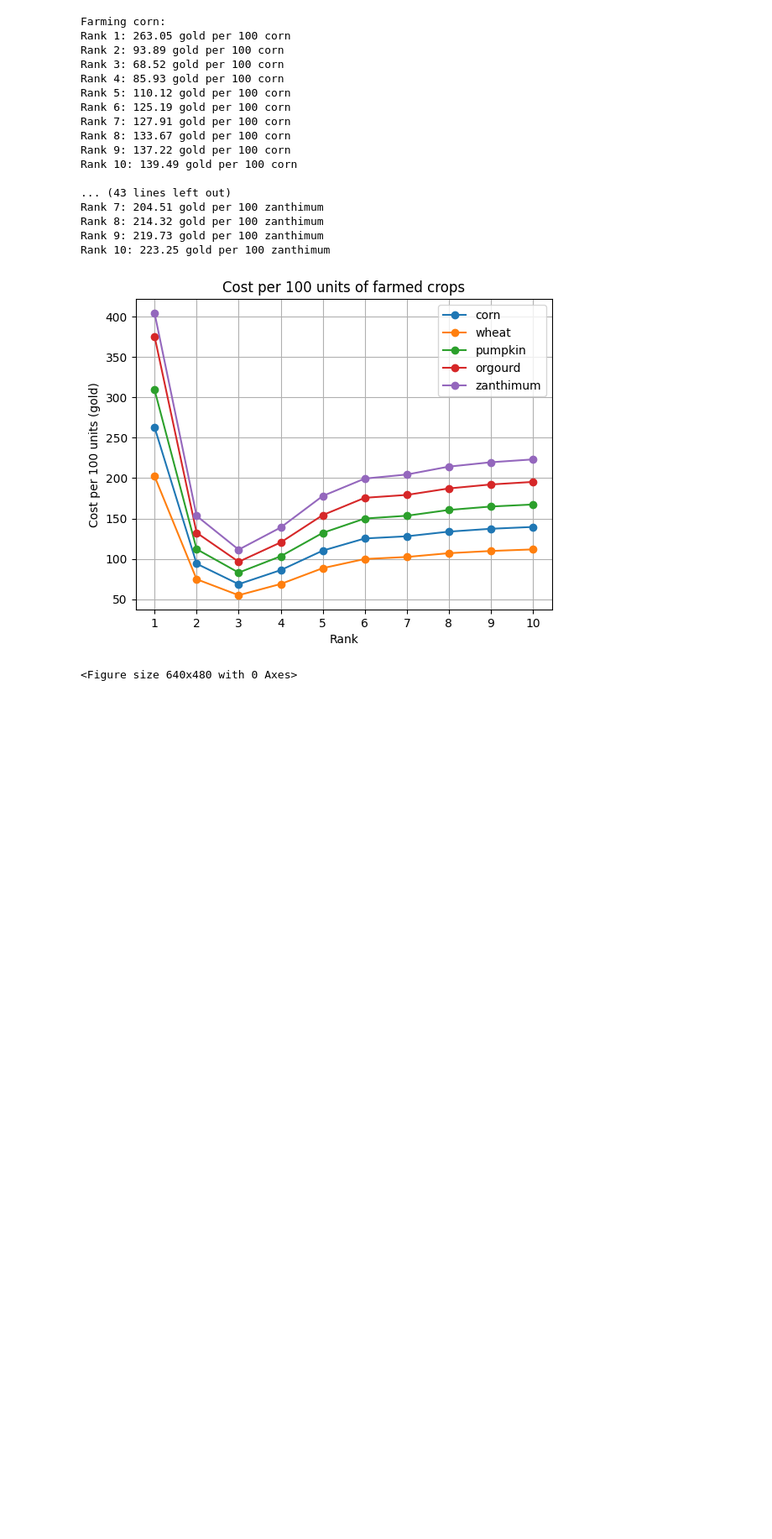
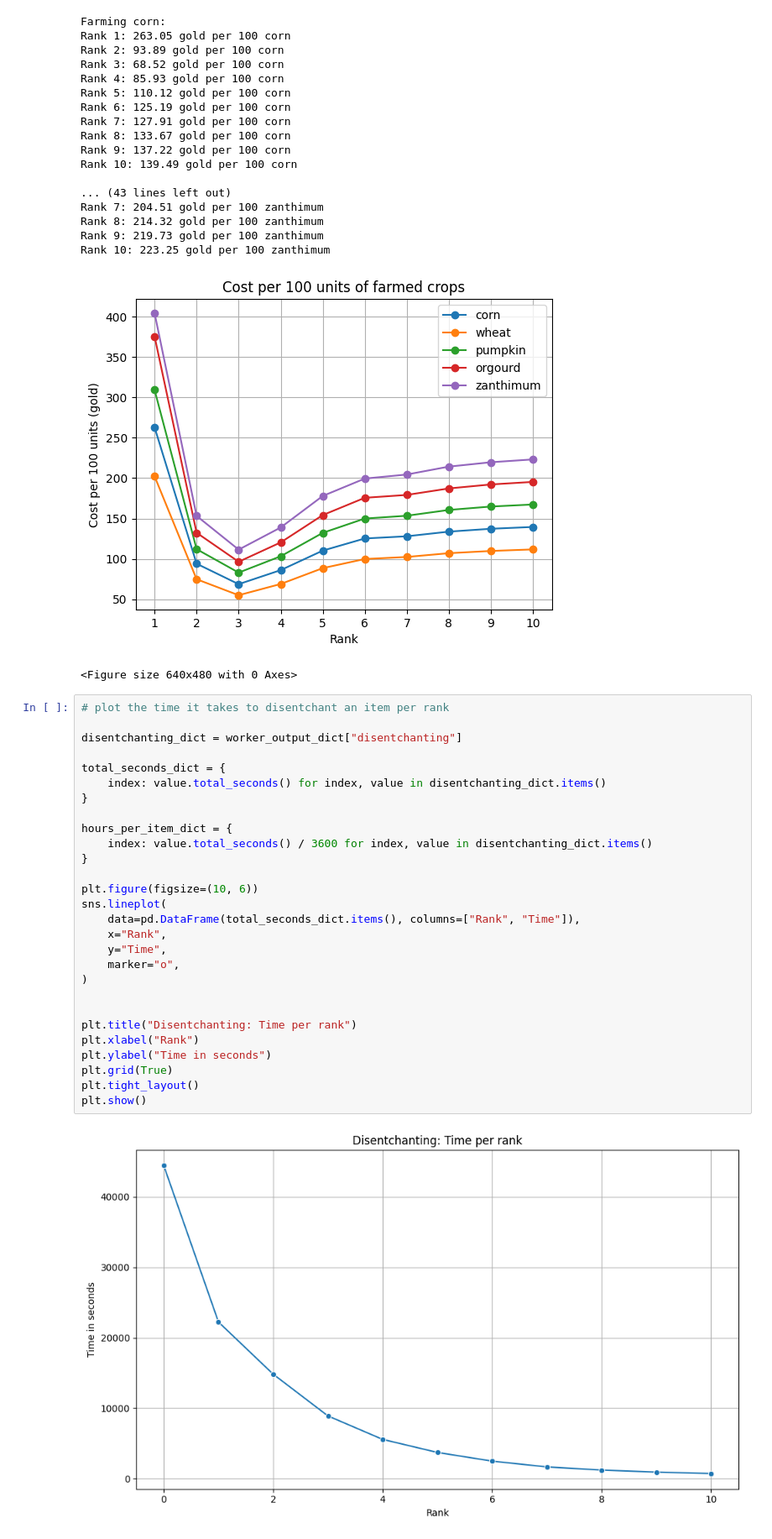
Before and after one commit to nik-private/Path-of-Exile-Kingsmarch-Analysis, a Jupyter notebook: settler_analysis_with_output.ipynb, the cells around one changed output. Shown at 84% size. Saved outputs shown, nothing was run; the diff lists cells and outputs as text; blank space fills up the shorter version.

Commit message:
Add plots for disentchanting

```diff
--- a/settler_analysis_with_output.ipynb
+++ b/settler_analysis_with_output.ipynb
@@ -1131,3 +1133,33 @@ Rank 9: 219.73 gold per 100 zanthimum
 Rank 10: 223.25 gold per 100 zanthimum
 [figure]
 <Figure size 640x480 with 0 Axes>
+# %%
+# plot the time it takes to disentchant an item per rank
+
+disentchanting_dict = worker_output_dict["disentchanting"]
+
+total_seconds_dict = {
+    index: value.total_seconds() for index, value in disentchanting_dict.items()
+}
+
+hours_per_item_dict = {
+    index: value.total_seconds() / 3600 for index, value in disentchanting_dict.items()
+}
+
+plt.figure(figsize=(10, 6))
+sns.lineplot(
+    data=pd.DataFrame(total_seconds_dict.items(), columns=["Rank", "Time"]),
+    x="Rank",
+    y="Time",
+    marker="o",
+)
+
+
+plt.title("Disentchanting: Time per rank")
+plt.xlabel("Rank")
+plt.ylabel("Time in seconds")
+plt.grid(True)
+plt.tight_layout()
+plt.show()
+# %% [output]
+[figure, added]
```
Also changed, not shown: parts of 3 cells of this notebook, 1 other file.
